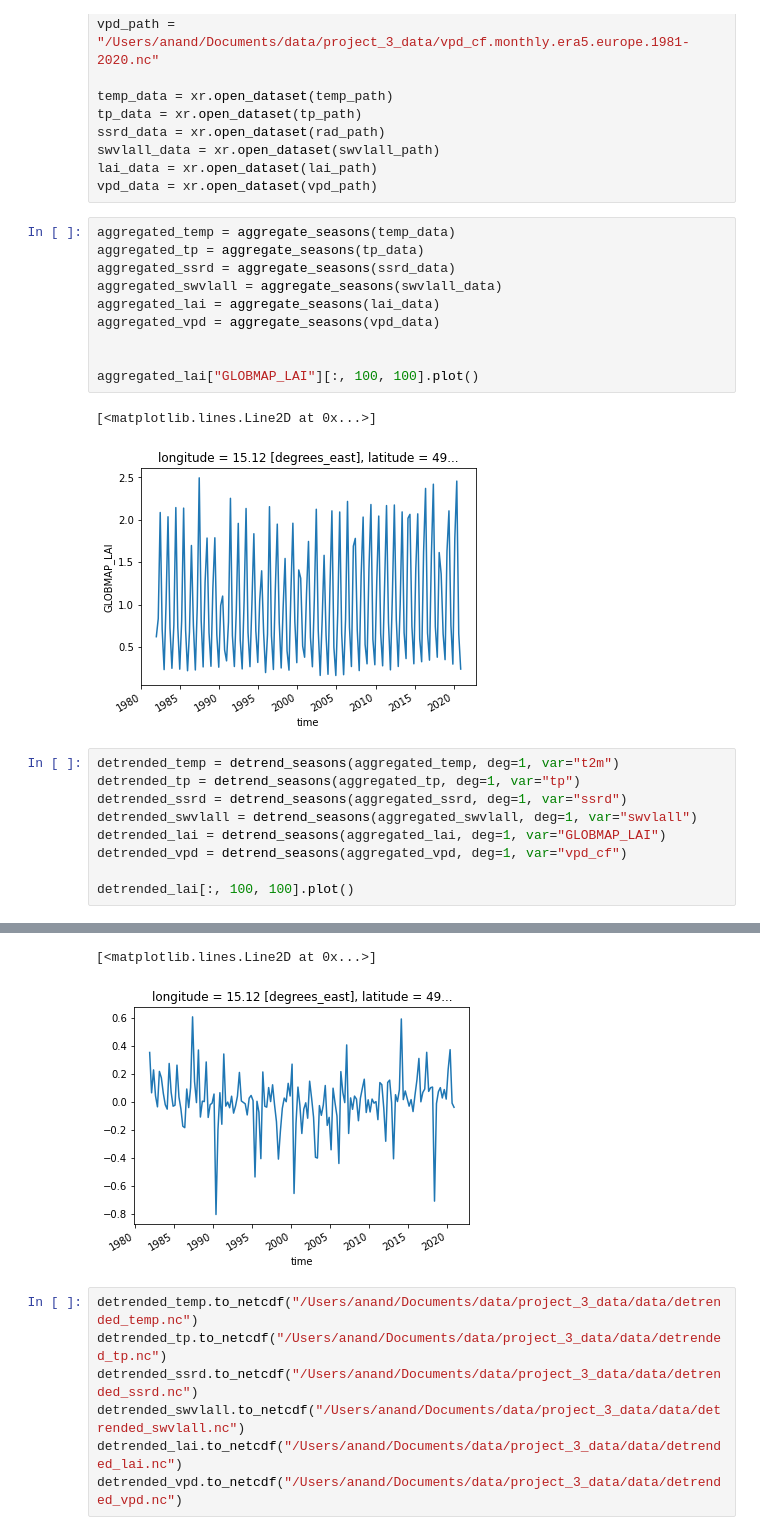
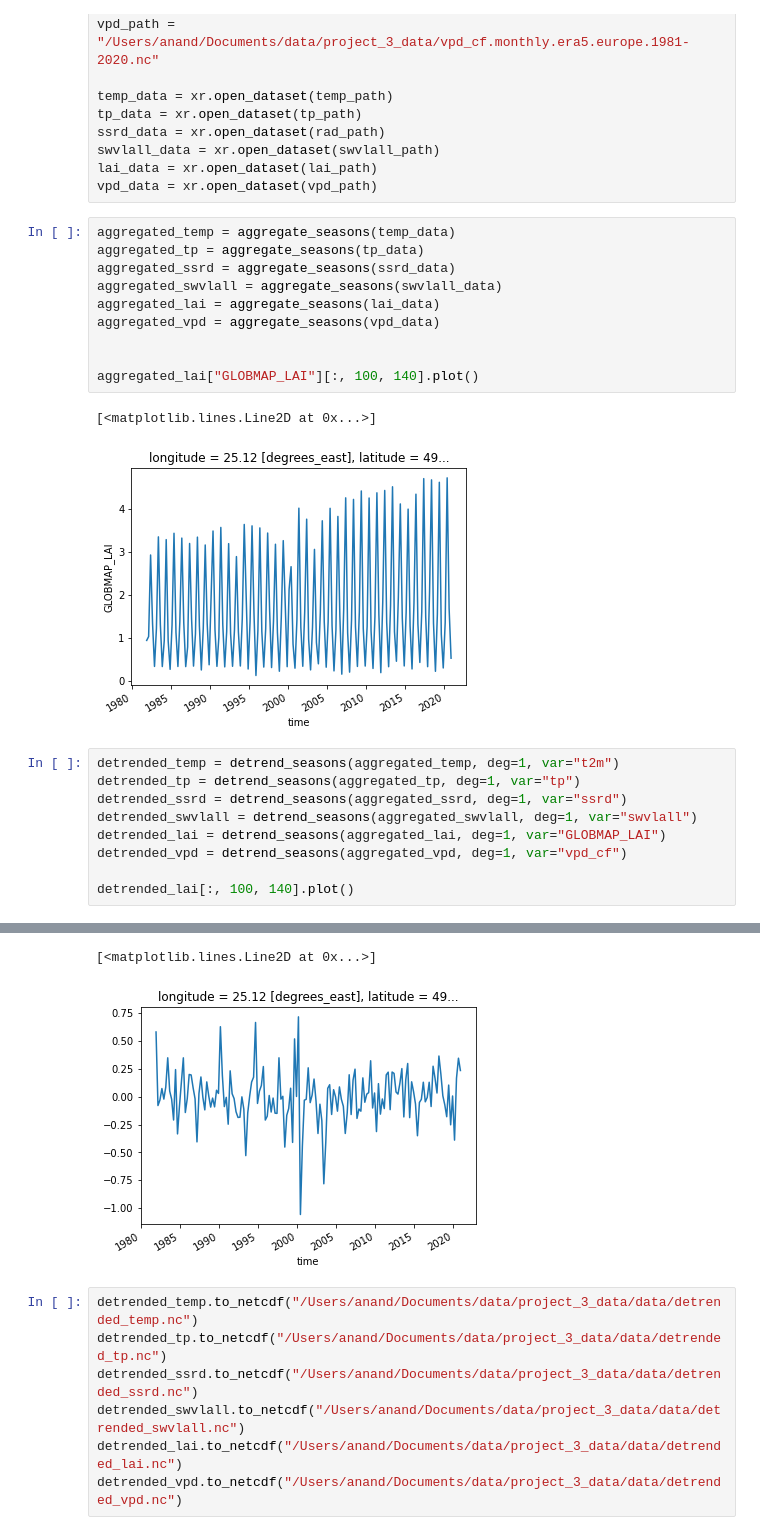
Before and after one commit to melioristic/preconditioned-compound-vegetation, a Jupyter notebook: n2_write_aggregated_dataset.ipynb, the cells around one changed output, grey strips where cells are left out. Saved outputs shown, nothing was run; the diff lists cells and outputs as text.

Commit message:
added lots of images and new data

```diff
--- a/n2_write_aggregated_dataset.ipynb
+++ b/n2_write_aggregated_dataset.ipynb
@@ -26,10 +26,10 @@ aggregated_lai = aggregate_seasons(lai_data)
 aggregated_vpd = aggregate_seasons(vpd_data)
 
 
-aggregated_lai["GLOBMAP_LAI"][:, 100, 100].plot()
+aggregated_lai["GLOBMAP_LAI"][:, 100, 140].plot()
 # %% [output]
 [<matplotlib.lines.Line2D at 0x...>]
-[figure, old version]
+[figure, new version]
 # %%
 detrended_temp = detrend_seasons(aggregated_temp, deg=1, var="t2m")
 detrended_tp = detrend_seasons(aggregated_tp, deg=1, var="tp")
@@ -38,5 +38,5 @@ detrended_swvlall = detrend_seasons(aggregated_swvlall, deg=1, var="swvlall")
 detrended_lai = detrend_seasons(aggregated_lai, deg=1, var="GLOBMAP_LAI")
 detrended_vpd = detrend_seasons(aggregated_vpd, deg=1, var="vpd_cf")
 
-detrended_lai[:, 100, 100].plot()
+detrended_lai[:, 100, 140].plot()
 # %% [output]
@@ -67,5 +67,5 @@ Function detrend Took 0.0894 seconds
 [<matplotlib.lines.Line2D at 0x...>]
-[figure, old version]
+[figure, new version]
 # %%
 detrended_temp.to_netcdf("/Users/anand/Documents/data/project_3_data/data/detrended_temp.nc")
 detrended_tp.to_netcdf("/Users/anand/Documents/data/project_3_data/data/detrended_tp.nc")
```
Also changed, not shown: parts of 6 cells of this notebook, 27 other files.
